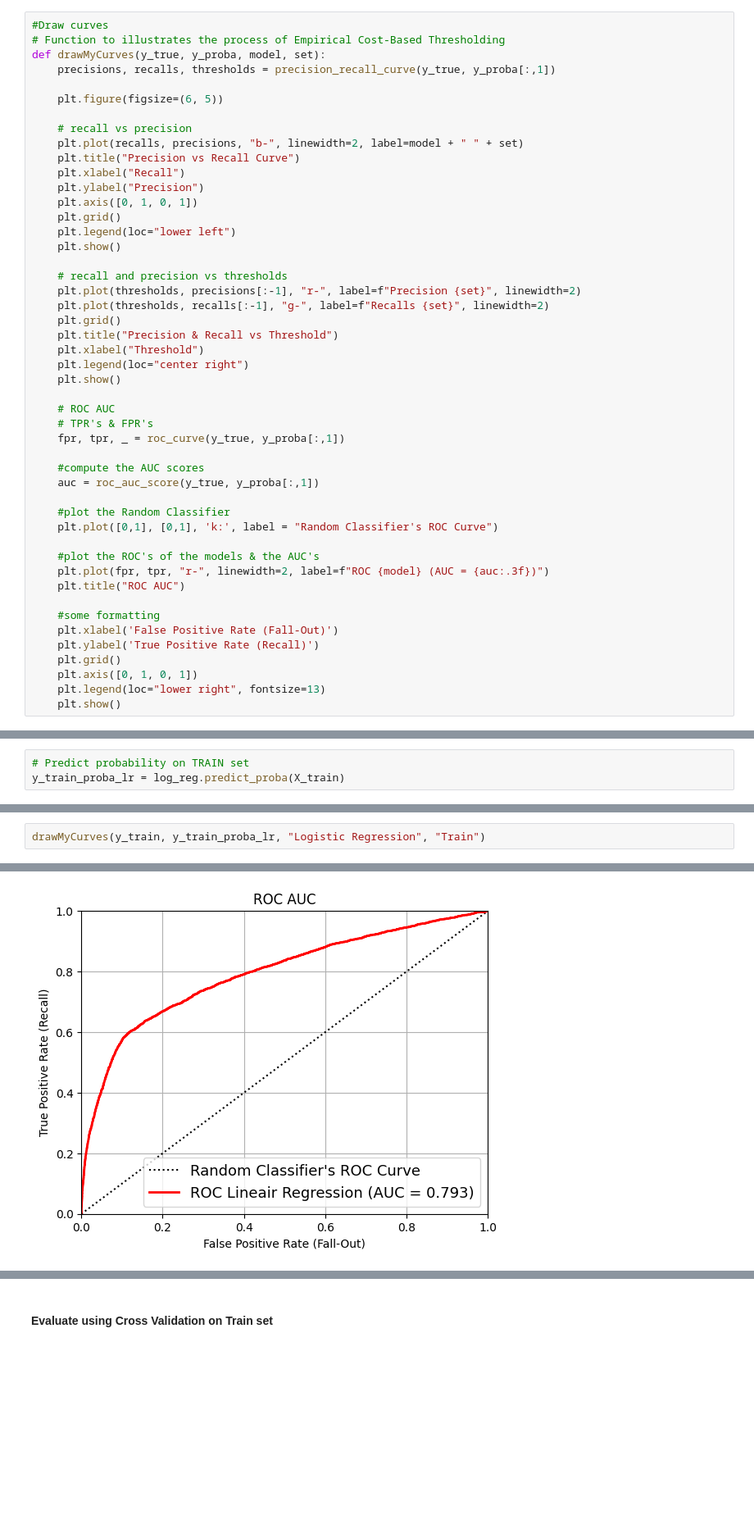
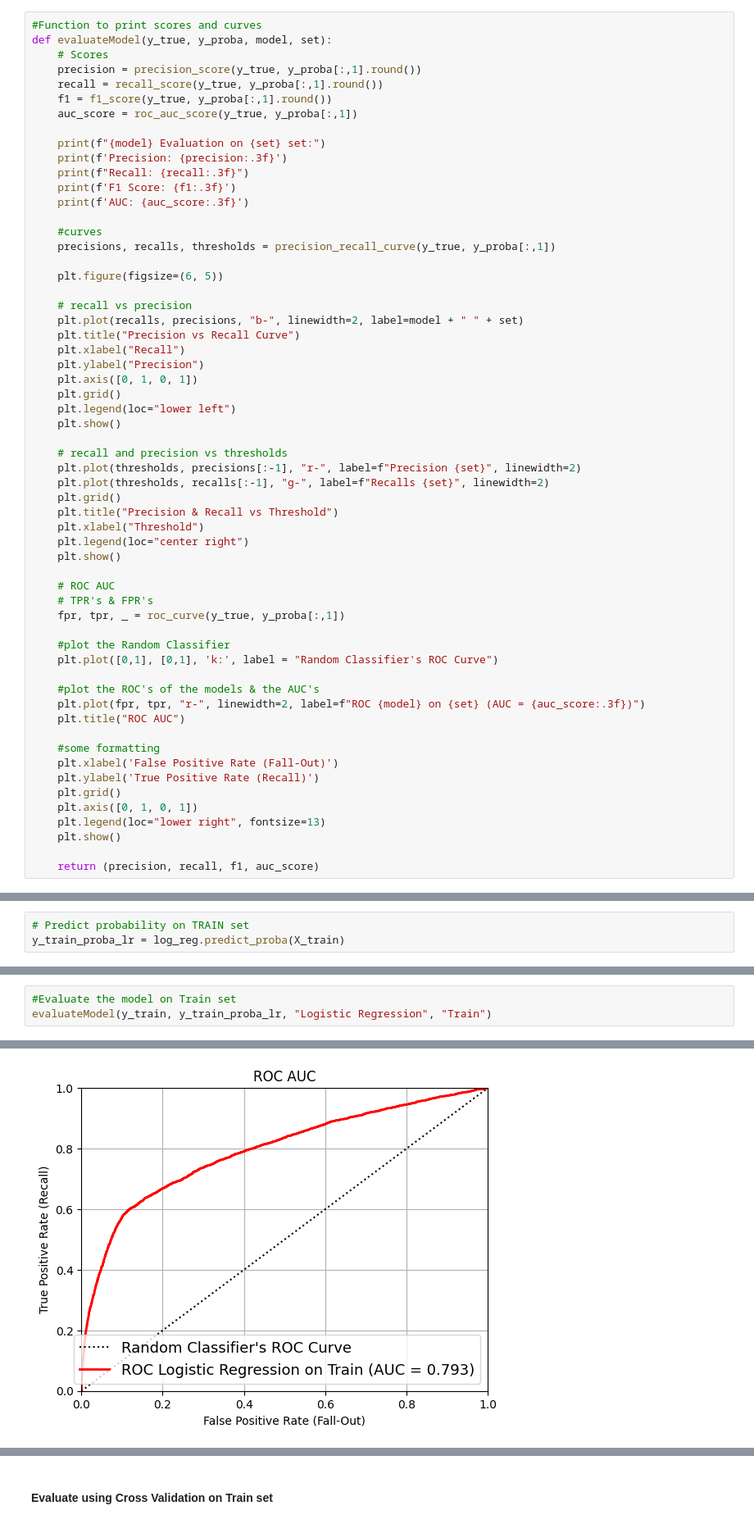
Before and after one commit to elen-ladder/MADS_Bank_Telemarketing, a Jupyter notebook: BankMarketing_Shared.ipynb, the cells around one changed output, grey strips where cells are left out. Shown at 82% size. Cells and saved outputs as stored; diff of their text form; blank space fills up the shorter version.

```diff
--- a/BankMarketing_Shared.ipynb
+++ b/BankMarketing_Shared.ipynb
@@ -148,7 +146,19 @@ def myAveragedCosts(y_true, y_pred, C_FP, C_FN):
 # %%
-#Draw curves
-# Function to illustrates the process of Empirical Cost-Based Thresholding
-def drawMyCurves(y_true, y_proba, model, set):
+#Function to print scores and curves
+def evaluateModel(y_true, y_proba, model, set):
+    # Scores
+    precision = precision_score(y_true, y_proba[:,1].round())
+    recall = recall_score(y_true, y_proba[:,1].round())
+    f1 = f1_score(y_true, y_proba[:,1].round())
+    auc_score = roc_auc_score(y_true, y_proba[:,1])
+
+    print(f"{model} Evaluation on {set} set:")
+    print(f'Precision: {precision:.3f}')
+    print(f"Recall: {recall:.3f}")
+    print(f'F1 Score: {f1:.3f}')
+    print(f'AUC: {auc_score:.3f}')
+
+    #curves
     precisions, recalls, thresholds = precision_recall_curve(y_true, y_proba[:,1])
 
     plt.figure(figsize=(6, 5))
@@ -176,14 +186,11 @@ def drawMyCurves(y_true, y_proba, model, set):
     # TPR's & FPR's
     fpr, tpr, _ = roc_curve(y_true, y_proba[:,1])
 
-    #compute the AUC scores
-    auc = roc_auc_score(y_true, y_proba[:,1])
-
     #plot the Random Classifier
     plt.plot([0,1], [0,1], 'k:', label = "Random Classifier's ROC Curve")
 
     #plot the ROC's of the models & the AUC's
-    plt.plot(fpr, tpr, "r-", linewidth=2, label=f"ROC {model} (AUC = {auc:.3f})")
+    plt.plot(fpr, tpr, "r-", linewidth=2, label=f"ROC {model} on {set} (AUC = {auc_score:.3f})")
     plt.title("ROC AUC")
 
     #some formatting
@@ -193,6 +200,8 @@ def drawMyCurves(y_true, y_proba, model, set):
     plt.axis([0, 1, 0, 1])
     plt.legend(loc="lower right", fontsize=13)
     plt.show()
+
+    return (precision, recall, f1, auc_score)
 # %% [markdown]
 # Prepare Data
 # %% [markdown]
@@ -549,3 +540,4 @@ AUC: 0.793
 # %%
-drawMyCurves(y_train, y_train_proba_lr, "Logistic Regression", "Train")
+#Evaluate the model on Train set
+evaluateModel(y_train, y_train_proba_lr, "Logistic Regression", "Train")
 # %% [output]
@@ -553,2 +550,2 @@ drawMyCurves(y_train, y_train_proba_lr, "Logistic Regression", "Train")
 [figure]
-[figure, old version]
+[figure, new version]
```
Also changed, not shown: parts of 61 cells of this notebook.
